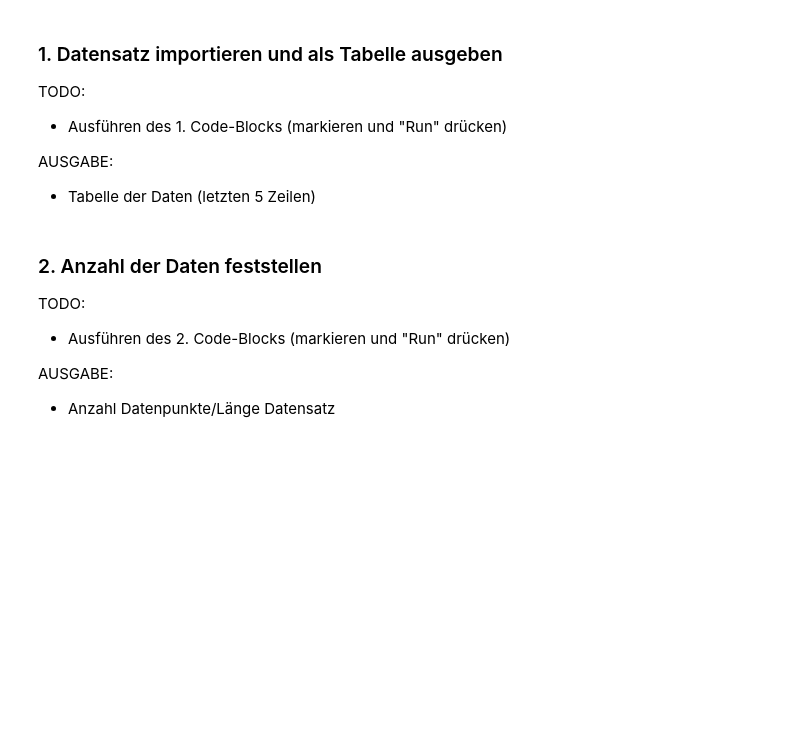
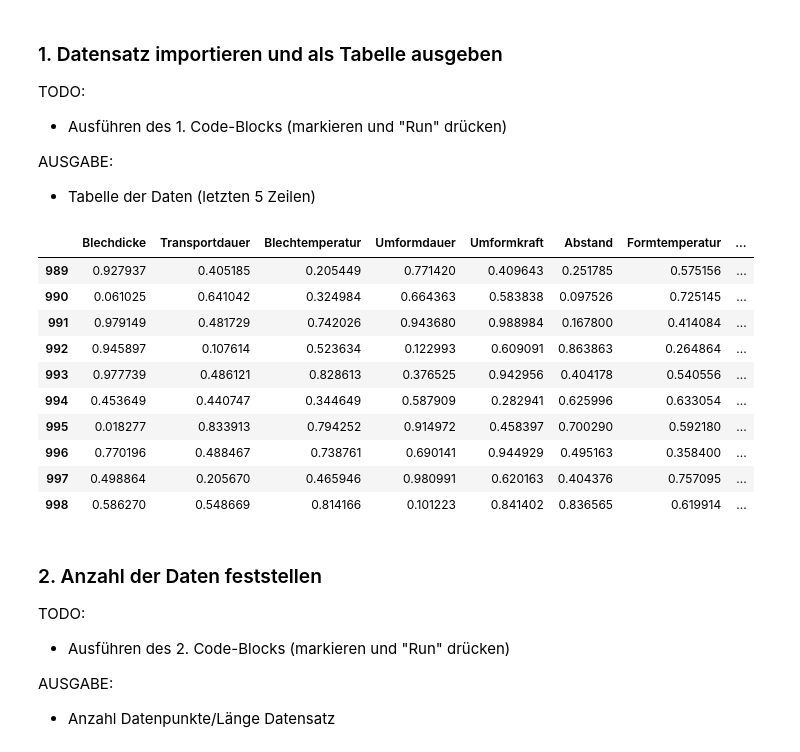
Before and after one commit to runhaozhou/Maschinelles-Lernen-in-der-Produktion, a Jupyter notebook: V1_Regression/Übung 1.0 - Kurze Einführung in Jupyter Notebooks.ipynb, the cells around one changed output. Drawn from its saved outputs; the diff is of its cells as text; code cells hidden in the pictures; blank space fills up the shorter version.

```diff
--- a/V1_Regression/Übung 1.0 - Kurze Einführung in Jupyter Notebooks.ipynb
+++ b/V1_Regression/Übung 1.0 - Kurze Einführung in Jupyter Notebooks.ipynb
@@ -31,11 +31,23 @@ AUSGABE:
 # %%
 # 1. Code-Block
 
 # Importiere Datensatz
-df = pd.read_excel("Presshärten_verrauscht_normiert.xlsx")
+df = pd.read_excel("Daten/Presshärten_verrauscht_normiert.xlsx")
 
 # Ausgabe Tabelle
 df.tail(10)
+# %% [output]
+|  | Blechdicke | Transportdauer | Blechtemperatur | Umformdauer | Umformkraft | Abstand | Formtemperatur | ... |
+| 989 | 0.927937 | 0.405185 | 0.205449 | 0.771420 | 0.409643 | 0.251785 | 0.575156 | ... |
+| 990 | 0.061025 | 0.641042 | 0.324984 | 0.664363 | 0.583838 | 0.097526 | 0.725145 | ... |
+| 991 | 0.979149 | 0.481729 | 0.742026 | 0.943680 | 0.988984 | 0.167800 | 0.414084 | ... |
+| 992 | 0.945897 | 0.107614 | 0.523634 | 0.122993 | 0.609091 | 0.863863 | 0.264864 | ... |
+| 993 | 0.977739 | 0.486121 | 0.828613 | 0.376525 | 0.942956 | 0.404178 | 0.540556 | ... |
+| 994 | 0.453649 | 0.440747 | 0.344649 | 0.587909 | 0.282941 | 0.625996 | 0.633054 | ... |
+| 995 | 0.018277 | 0.833913 | 0.794252 | 0.914972 | 0.458397 | 0.700290 | 0.592180 | ... |
+| 996 | 0.770196 | 0.488467 | 0.738761 | 0.690141 | 0.944929 | 0.495163 | 0.358400 | ... |
+| 997 | 0.498864 | 0.205670 | 0.465946 | 0.980991 | 0.620163 | 0.404376 | 0.757095 | ... |
+| 998 | 0.586270 | 0.548669 | 0.814166 | 0.101223 | 0.841402 | 0.836565 | 0.619914 | ... |
 # %% [markdown]
 ### 2. Anzahl der Daten feststellen
 
```
Also changed, not shown: parts of 3 cells of this notebook, 6 other files.
